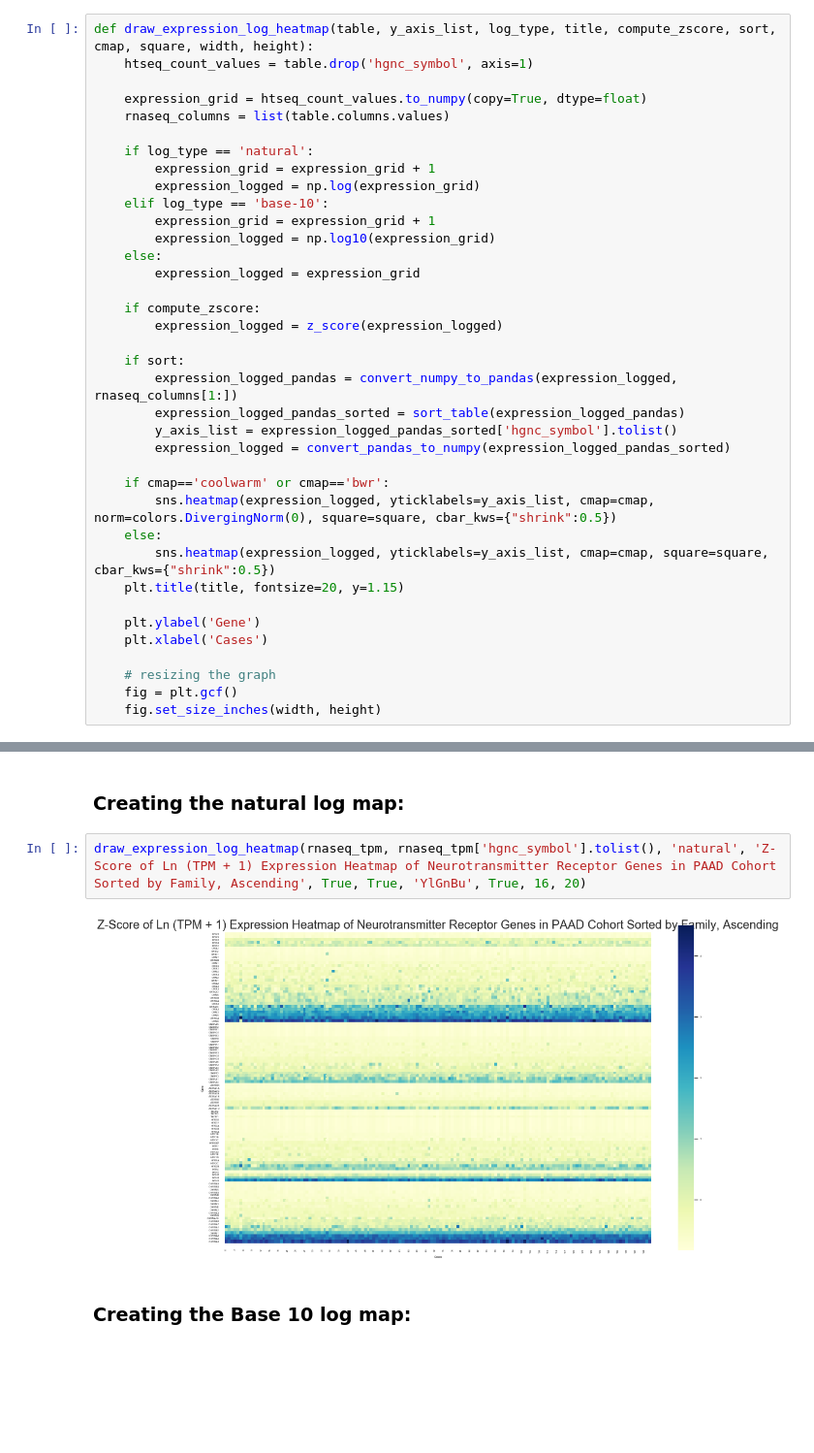
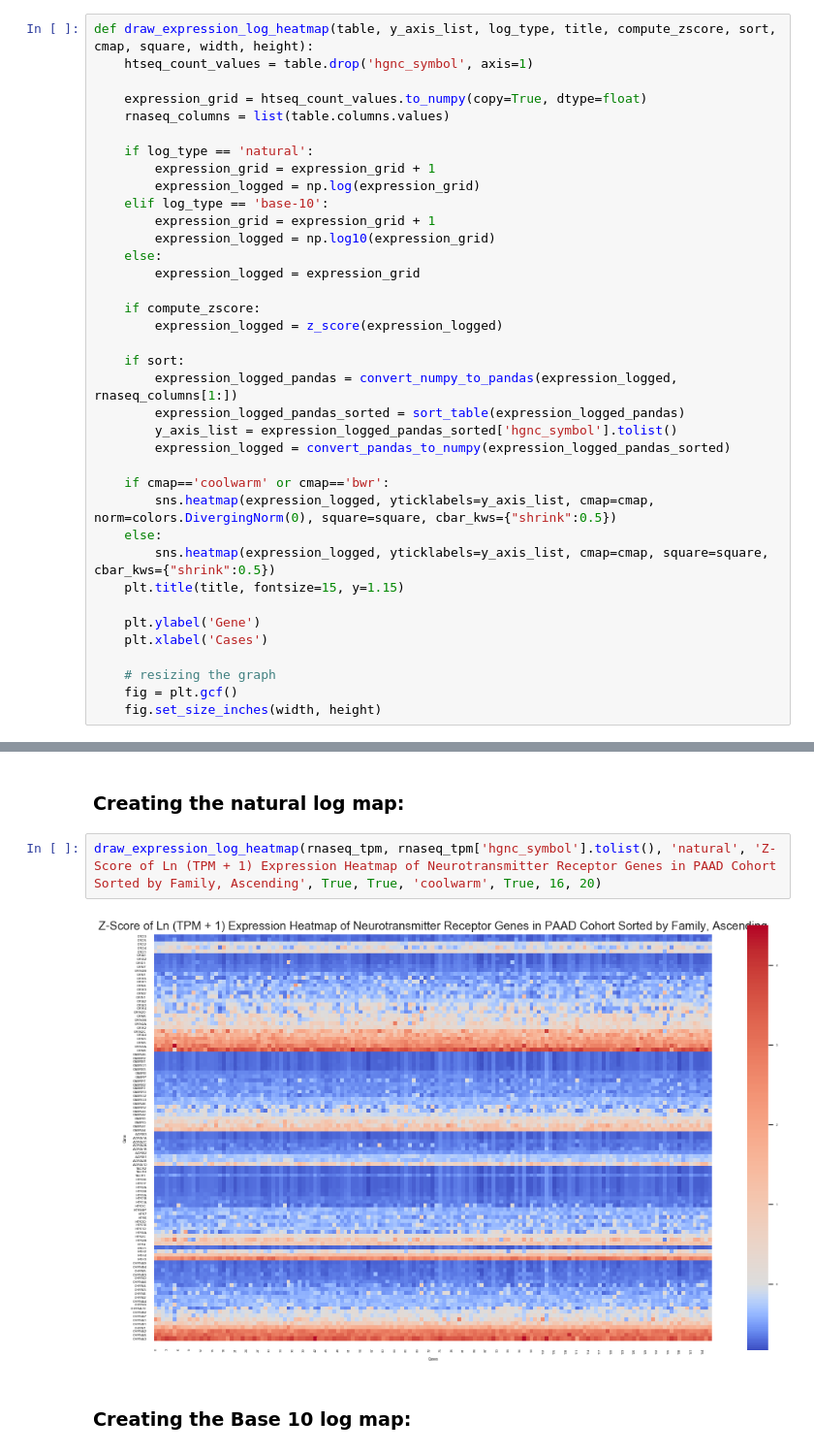
Before and after one commit to sophiaho/broad-work, a Jupyter notebook: cancer_expression_heatmap.ipynb, the cells around one changed output, grey strips where cells are left out. Shown at 97% size. Saved outputs shown, nothing was run; the diff lists cells and outputs as text; blank space fills up the shorter version.

Commit message:
changed maps to coolwarm, unfortunately ticks aren't working'

```diff
--- a/cancer_expression_heatmap.ipynb
+++ b/cancer_expression_heatmap.ipynb
@@ -213,7 +213,7 @@ def draw_expression_log_heatmap(table, y_axis_list, log_type, title, compute_zsc
         sns.heatmap(expression_logged, yticklabels=y_axis_list, cmap=cmap, norm=colors.DivergingNorm(0), square=square, cbar_kws={"shrink":0.5})
     else:
         sns.heatmap(expression_logged, yticklabels=y_axis_list, cmap=cmap, square=square, cbar_kws={"shrink":0.5})
-    plt.title(title, fontsize=20, y=1.15)
+    plt.title(title, fontsize=15, y=1.15)
 
     plt.ylabel('Gene')
     plt.xlabel('Cases')
@@ -612,9 +612,9 @@ Calculating z-score (the higher the z-score, the more standard deviations it is
 # %% [markdown]
 ### Creating the natural log map:
 # %%
-draw_expression_log_heatmap(rnaseq_tpm, rnaseq_tpm['hgnc_symbol'].tolist(), 'natural', 'Z-Score of Ln (TPM + 1) Expression Heatmap of Neurotransmitter Receptor Genes in PAAD Cohort Sorted by Family, Ascending', True, True, 'YlGnBu', True, 16, 20)
+draw_expression_log_heatmap(rnaseq_tpm, rnaseq_tpm['hgnc_symbol'].tolist(), 'natural', 'Z-Score of Ln (TPM + 1) Expression Heatmap of Neurotransmitter Receptor Genes in PAAD Cohort Sorted by Family, Ascending', True, True, 'coolwarm', True, 16, 20)
 # %% [output]
-[figure, old version]
+[figure, new version]
 # %% [markdown]
 ### Creating the Base 10 log map:
 # %%
```
Also changed, not shown: parts of 16 cells of this notebook.
